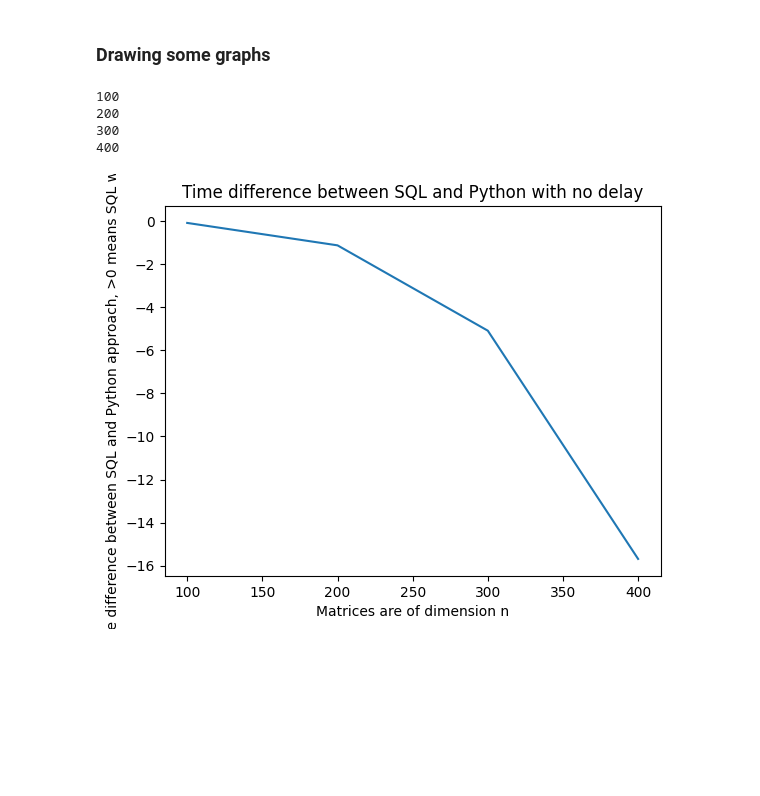
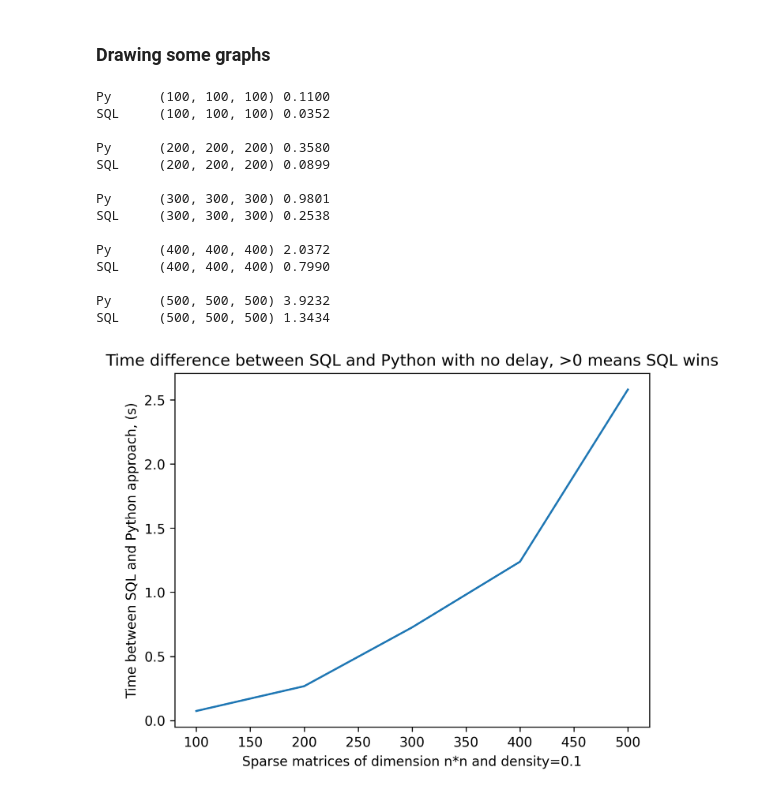
Before and after one commit to TristanHodgson/Linalg-sql, a Jupyter notebook: benchmark.ipynb, the cells around one changed output. Cells and saved outputs as stored; diff of their text form; code cells hidden in the pictures; blank space fills up the shorter version.

Commit message:
Benchmarking sparse matrices

```diff
--- a/benchmark.ipynb
+++ b/benchmark.ipynb
@@ -76,4 +74,15 @@ def gen_mat(n:int, m:int, name:str) -> None:
     put_mat(n,m,name,random)
+# %%
+def truncate_mat(n:int, m:int, name_old:str, name_new:str):
+    with engine.connect() as con:
+        con.execute(text(f"DROP TABLE IF EXISTS {name_new};"))
+        con.execute(text(f"""
+CREATE TABLE {name_new} AS
+SELECT A.i, A.j, A.value AS value
+FROM {name_old} as A
+WHERE A.i<= {n} and A.j<= {m};
+"""))
+        con.commit()
 # %% [markdown]
 ### Get Matrices into Python
 # %%
@@ -88,7 +97,7 @@ def get_mat(n:int, m:int, name:str):
 import time
 # %%
 def delay(bits, speed=INTERNET_SPEED):
-    delay = bits/speed
+    delay = bits/(speed*1000*1000)
     time.sleep(delay)
 # %% [markdown]
 ## Using Python
@@ -117,35 +126,52 @@ def sql_test(n, p):
 ## Putting it all together
 # %%
 def test(n:int, m:int,p:int):
-    gen_mat(n, m, "mat1")
-    gen_mat(m, p, "mat2")
+    truncate_mat(n,m,"mat1_big", "mat1")
+    truncate_mat(m,p,"mat2_big", "mat2")
     py_time, py_mat3 = python_test(n, m, p)
+    print(f"Py\t({n}, {m}, {p})\t{py_time:.4f}")
     sql_time, sql_mat3 = sql_test(n, p)
+    print(f"SQL\t({n}, {m}, {p})\t{sql_time:.4f}\n")
     assert np.all(np.isclose(sql_mat3, py_mat3))
     return py_time-sql_time
 # %% [markdown]
 ### Drawing some graphs
 # %%
-xs = np.arange(100, 500, 100)
+xs = np.arange(100, 600, 100)
+mx = np.max(xs)
+gen_mat(mx, mx, "mat1_big")
+gen_mat(mx, mx, "mat2_big")
 ys = []
 for x in xs:
-    print(x)
     ys.append(test(x,x,x))
 # %% [output]
-100
-200
-300
-400
+Py      (100, 100, 100) 0.1100
+SQL     (100, 100, 100) 0.0352
+
+Py      (200, 200, 200) 0.3580
+SQL     (200, 200, 200) 0.0899
+
+Py      (300, 300, 300) 0.9801
+SQL     (300, 300, 300) 0.2538
+
+Py      (400, 400, 400) 2.0372
+SQL     (400, 400, 400) 0.7990
+
+Py      (500, 500, 500) 3.9232
+SQL     (500, 500, 500) 1.3434
 # %%
 import matplotlib.pyplot as plt
 # %%
 plt.plot(xs, ys)
-plt.xlabel("Matrices are of dimension n")
-plt.ylabel("Time difference between SQL and Python approach, >0 means SQL wins (s)")
+plt.gcf().set_dpi(300)
+plt.xlabel(F"Sparse matrices of dimension n*n and density={SPARSE_PROP}")
+plt.ylabel("Time between SQL and Python approach, (s)")
 if DELAY:
-    plt.title("Time difference between SQL and Python with delay")
+    plt.title("Time difference between SQL and Python with delay, >0 means SQL wins")
+    plt.savefig(f"graphs/delay-{SPARSE_PROP}.png", bbox_inches="tight")
 else:
-    plt.title("Time difference between SQL and Python with no delay")
+    plt.title("Time difference between SQL and Python with no delay, >0 means SQL wins")
+    plt.savefig(f"graphs/nodelay-{SPARSE_PROP}.png", bbox_inches="tight")
 plt.show()
 # %% [output]
-[figure, old version]
+[figure, new version]
```
Also changed, not shown: parts of 4 cells of this notebook, 6 other files.
